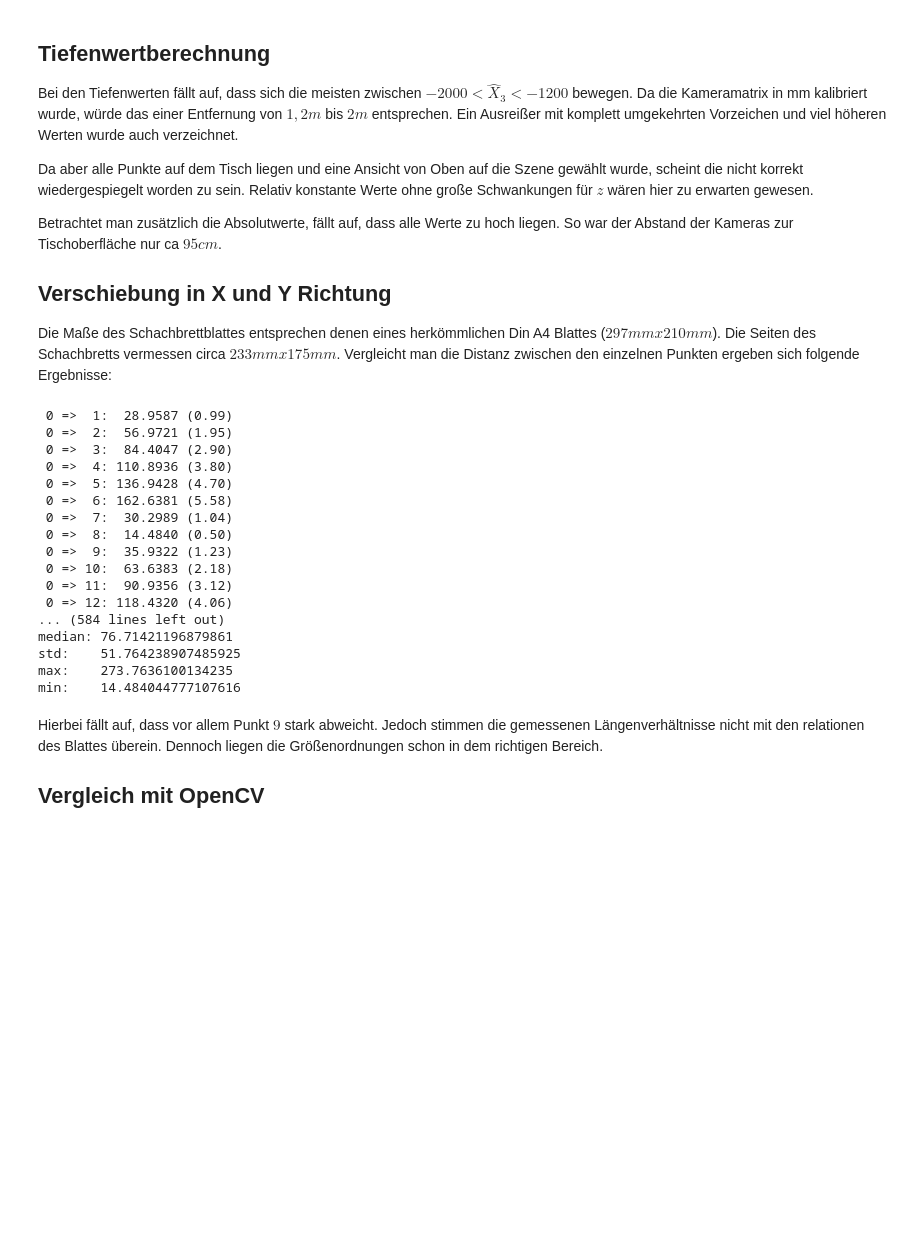
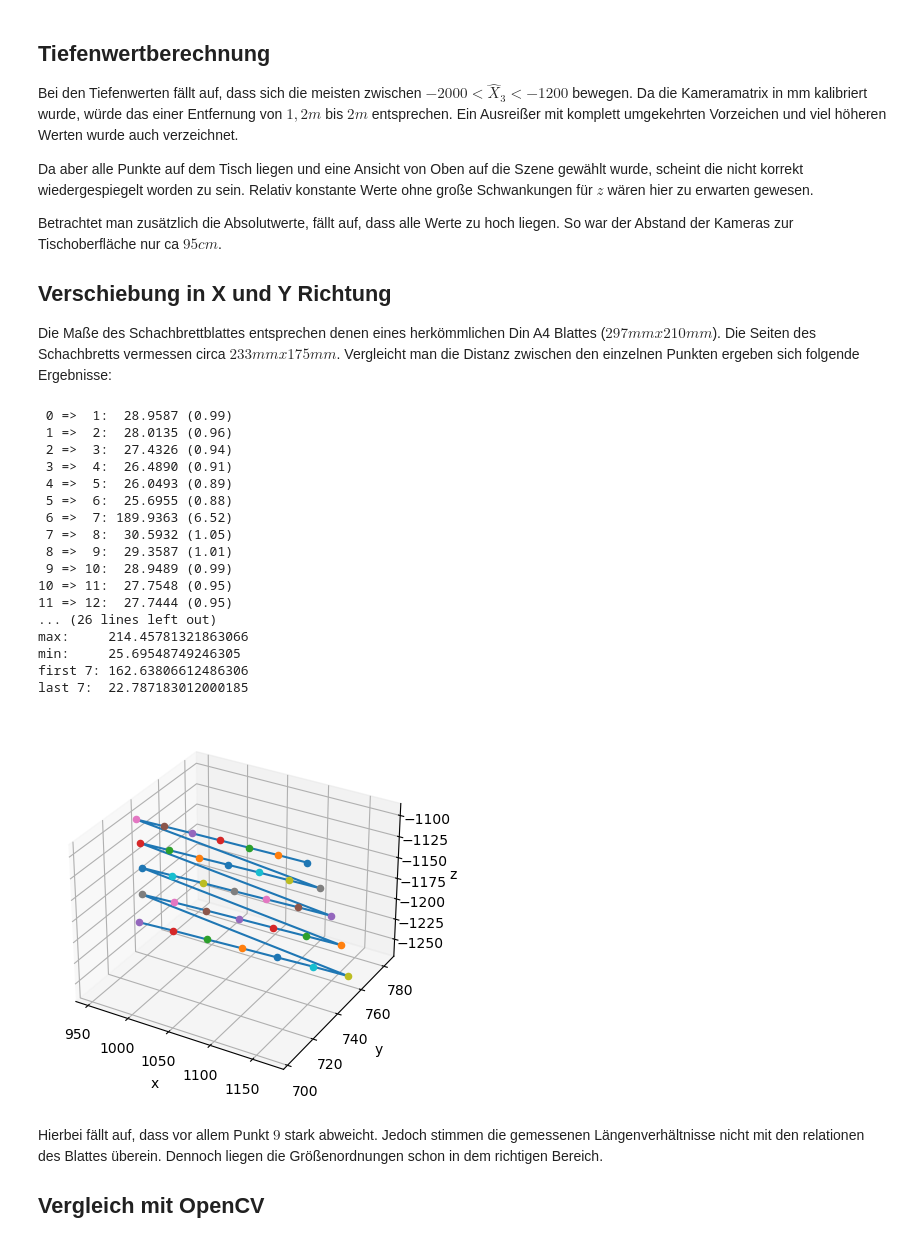
Before and after one commit to reineltJanis/triangulation, a Jupyter notebook: HZ_Triangulation.ipynb, the cells around one changed output. Cells and saved outputs as stored; diff of their text form; code cells hidden in the pictures; blank space fills up the shorter version.

Commit message:
Changed text added 3d graphics

```diff
--- a/HZ_Triangulation.ipynb
+++ b/HZ_Triangulation.ipynb
@@ -219,40 +219,27 @@ Betrachtet man zusätzlich die Absolutwerte, fällt auf, dass alle Werte zu hoch
 ## Verschiebung in X und Y Richtung
 Die Maße des Schachbrettblattes entsprechen denen eines herkömmlichen Din A4 Blattes ($297 mm x 210 mm$). Die Seiten des Schachbretts vermessen circa $233mm x 175mm$. Vergleicht man die Distanz zwischen den einzelnen Punkten ergeben sich folgende Ergebnisse:
 # %%
-def evaluate_points(points):
-    dists = []
-    for i, point1 in enumerate(points):
-        for j, point2 in enumerate(points):
-            if i == j or j<i:
-                continue
-            dist = hz.dist(point1,point2)
-            factor = dist/calibrator.size_of_chessboard_squares_mm
-            dists.append(dist)
-            print("{i:2} => {j:2}: {dist:8.4f} ({factor:.2f})".format(**locals()))
-    print("mean:  ", np.mean(dists))
-    print("median:", np.median(dists))
-    print("std:   ", np.std(dists))
-    print("max:   ", np.max(dists))
-    print("min:   ", np.min(dists))
-evaluate_points(points_hz)
+utils.evaluate_points(points_hz, calibrator.size_of_chessboard_squares_mm)
+utils.plot_3d(points_hz)
 # %% [output]
  0 =>  1:  28.9587 (0.99)
- 0 =>  2:  56.9721 (1.95)
- 0 =>  3:  84.4047 (2.90)
- 0 =>  4: 110.8936 (3.80)
- 0 =>  5: 136.9428 (4.70)
- 0 =>  6: 162.6381 (5.58)
- 0 =>  7:  30.2989 (1.04)
- 0 =>  8:  14.4840 (0.50)
- 0 =>  9:  35.9322 (1.23)
- 0 => 10:  63.6383 (2.18)
- 0 => 11:  90.9356 (3.12)
- 0 => 12: 118.4320 (4.06)
-... (584 lines left out)
-median: 76.71421196879861
-std:    51.764238907485925
-max:    273.7636100134235
-min:    14.484044777107616
+ 1 =>  2:  28.0135 (0.96)
+ 2 =>  3:  27.4326 (0.94)
+ 3 =>  4:  26.4890 (0.91)
+ 4 =>  5:  26.0493 (0.89)
+ 5 =>  6:  25.6955 (0.88)
+ 6 =>  7: 189.9363 (6.52)
+ 7 =>  8:  30.5932 (1.05)
+ 8 =>  9:  29.3587 (1.01)
+ 9 => 10:  28.9489 (0.99)
+10 => 11:  27.7548 (0.95)
+11 => 12:  27.7444 (0.95)
+... (26 lines left out)
+max:     214.45781321863066
+min:     25.69548749246305
+first 7: 162.63806612486306
+last 7:  22.787183012000185
+[figure, added]
 # %% [markdown]
 Hierbei fällt auf, dass vor allem Punkt $9$ stark abweicht. Jedoch stimmen die gemessenen Längenverhältnisse nicht mit den relationen des Blattes überein. Dennoch liegen die Größenordnungen schon in dem richtigen Bereich.
 
```
Also changed, not shown: parts of 7 cells of this notebook, 3 other files.
